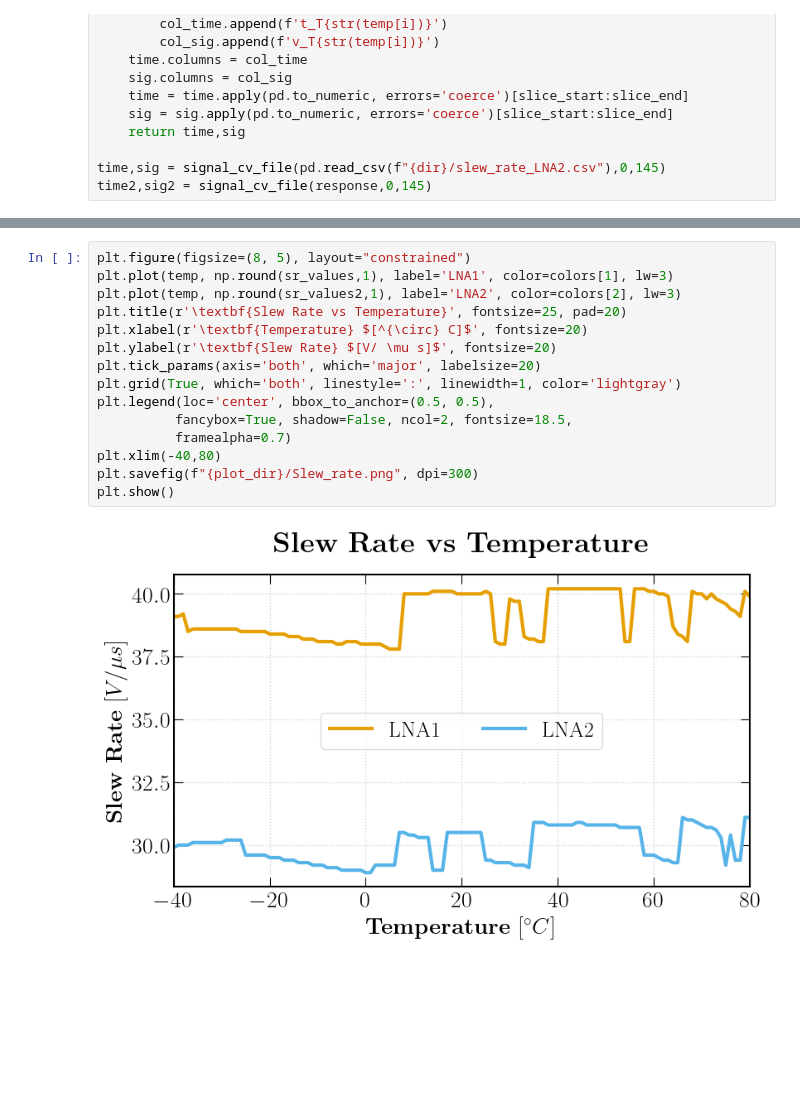
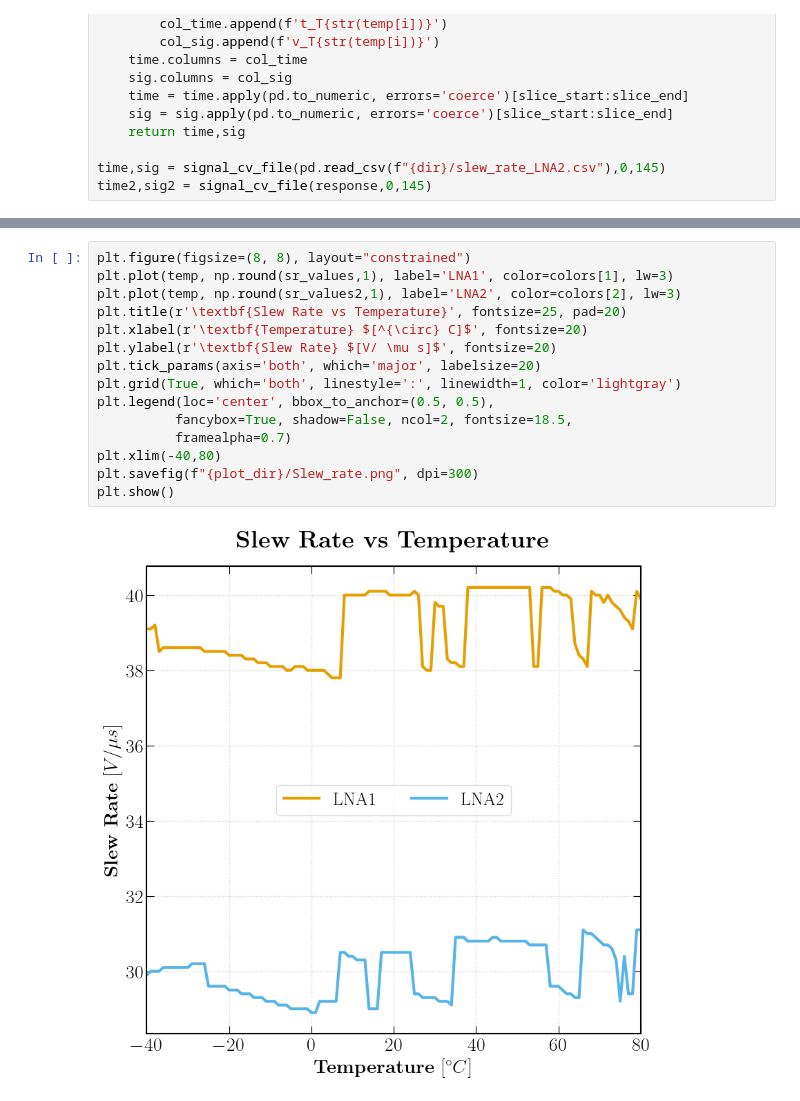
Before and after one commit to BaoTON1701/R-T_BiCMOS_run, a Jupyter notebook: code/Plot_results.ipynb, the cells around one changed output, grey strips where cells are left out. Drawn from its saved outputs; the diff is of its cells as text; blank space fills up the shorter version.

```diff
--- a/code/Plot_results.ipynb
+++ b/code/Plot_results.ipynb
@@ -693,18 +711,18 @@ print(np.mean(sr_values))
 # %%
-plt.figure(figsize=(8, 5), layout="constrained")
+plt.figure(figsize=(8, 8), layout="constrained")
 plt.plot(temp, np.round(sr_values,1), label='LNA1', color=colors[1], lw=3)
 plt.plot(temp, np.round(sr_values2,1), label='LNA2', color=colors[2], lw=3)
 plt.title(r'\textbf{Slew Rate vs Temperature}', fontsize=25, pad=20)
 plt.xlabel(r'\textbf{Temperature} $[^{\circ} C]$', fontsize=20)
 plt.ylabel(r'\textbf{Slew Rate} $[V/ \mu s]$', fontsize=20)
 plt.tick_params(axis='both', which='major', labelsize=20)
 plt.grid(True, which='both', linestyle=':', linewidth=1, color='lightgray')
 plt.legend(loc='center', bbox_to_anchor=(0.5, 0.5),
           fancybox=True, shadow=False, ncol=2, fontsize=18.5,
           framealpha=0.7)
 plt.xlim(-40,80)
 plt.savefig(f"{plot_dir}/Slew_rate.png", dpi=300)
 plt.show()
 # %% [output]
-[figure, old version]
+[figure, new version]
 # %%
```
Also changed, not shown: parts of 6 cells of this notebook, 6 other files.
